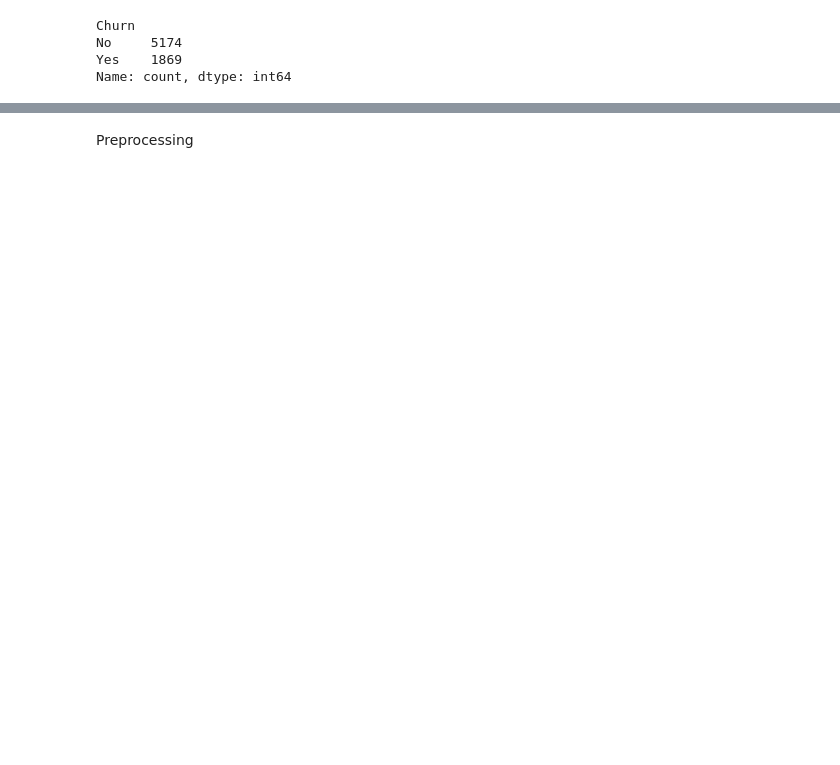
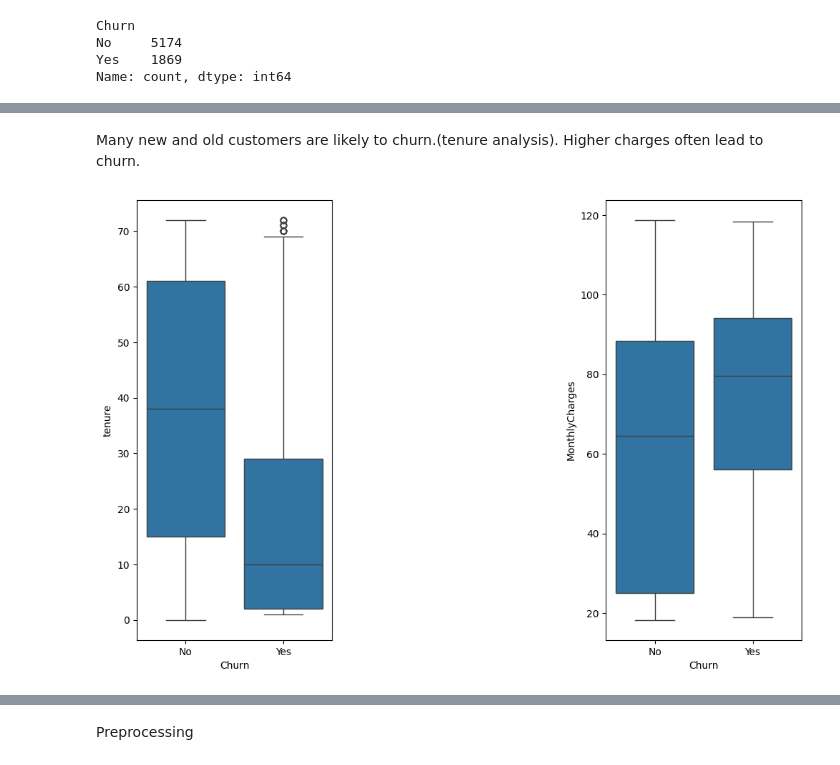
Before and after one commit to Akhil-Ullas/Customer-Churn-Prediction, a Jupyter notebook: main.ipynb, the cells around one changed output, grey strips where cells are left out. Drawn from its saved outputs; the diff is of its cells as text; code cells hidden in the pictures; blank space fills up the shorter version.

```diff
--- a/main.ipynb
+++ b/main.ipynb
@@ -83,0 +145,14 @@ Name: count, dtype: int64
+# %% [markdown]
+Many new and old customers are likely to churn.(tenure analysis). Higher charges often lead to churn.
+# %%
+plt.figure(figsize=(12,8))
+
+plt.subplot(1,3,1)
+sn.boxplot(x='Churn',y='tenure',data=df)
+
+plt.subplot(1,3,3)
+sn.boxplot(x='Churn',y='MonthlyCharges',data=df)
+
+plt.show()
+# %% [output]
+[figure, added]
```
Also changed, not shown: parts of 44 cells of this notebook, 4 other files.
